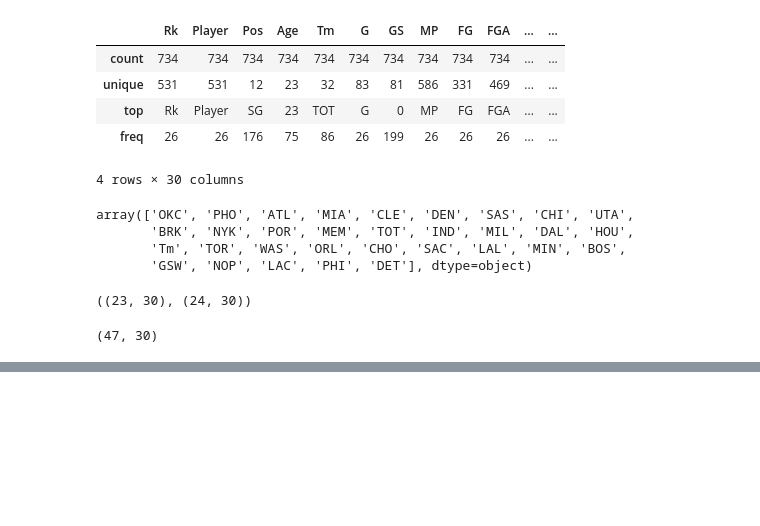
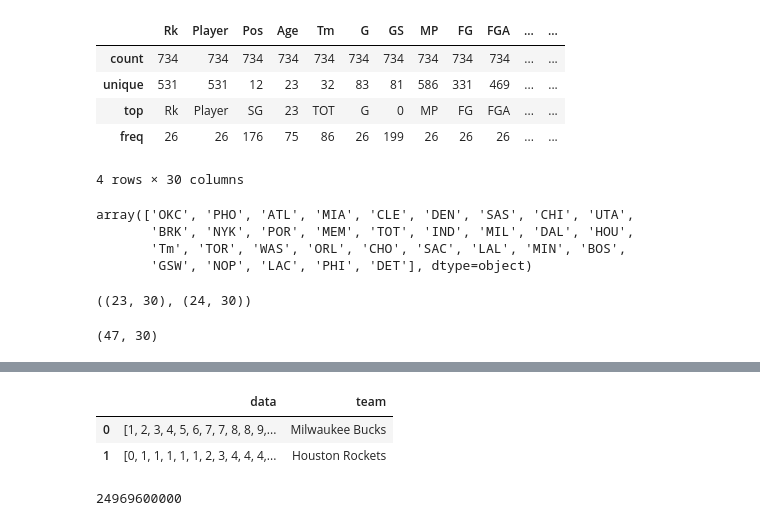
Before and after one commit to castrojoshua18/dsc106_final, a Jupyter notebook: data_processing.ipynb, the cells around one changed output, grey strips where cells are left out. Drawn from its saved outputs; the diff is of its cells as text; code cells hidden in the pictures; blank space fills up the shorter version.

```diff
--- a/data_processing.ipynb
+++ b/data_processing.ipynb
@@ -162,3 +167,13 @@ data = pd.Series([mil.win_ct.values.tolist(), hou.win_ct.values.tolist()])
 teams = pd.Series(['Milwaukee Bucks', 'Houston Rockets'])
 to_json = pd.DataFrame({'team': teams, 'data': data})
 to_json.to_json('season_results.json')
+# %%
+to_json
+# %% [output]
+|  | data | team |
+| 0 | [1, 2, 3, 4, 5, 6, 7, 7, 8, 8, 9,... | Milwaukee Bucks |
+| 1 | [0, 1, 1, 1, 1, 1, 2, 3, 4, 4, 4,... | Houston Rockets |
+# %%
+416160 * 60 * 1000
+# %% [output]
+24969600000
```
Also changed, not shown: parts of 1 cell of this notebook, 4 other files.
